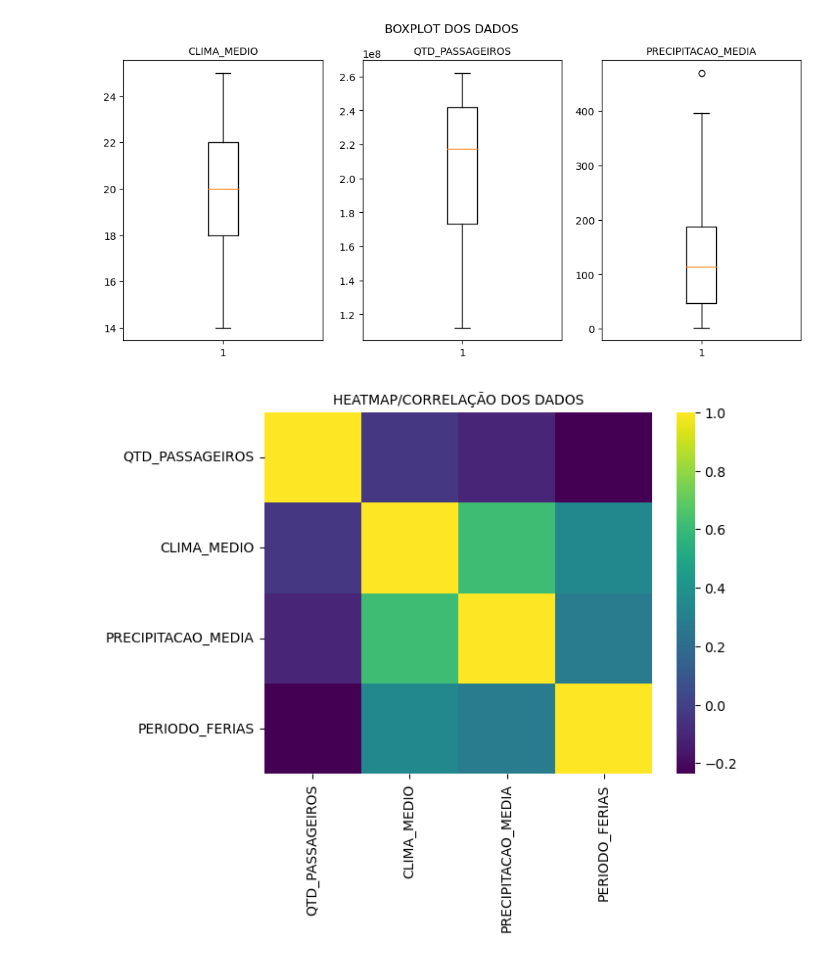
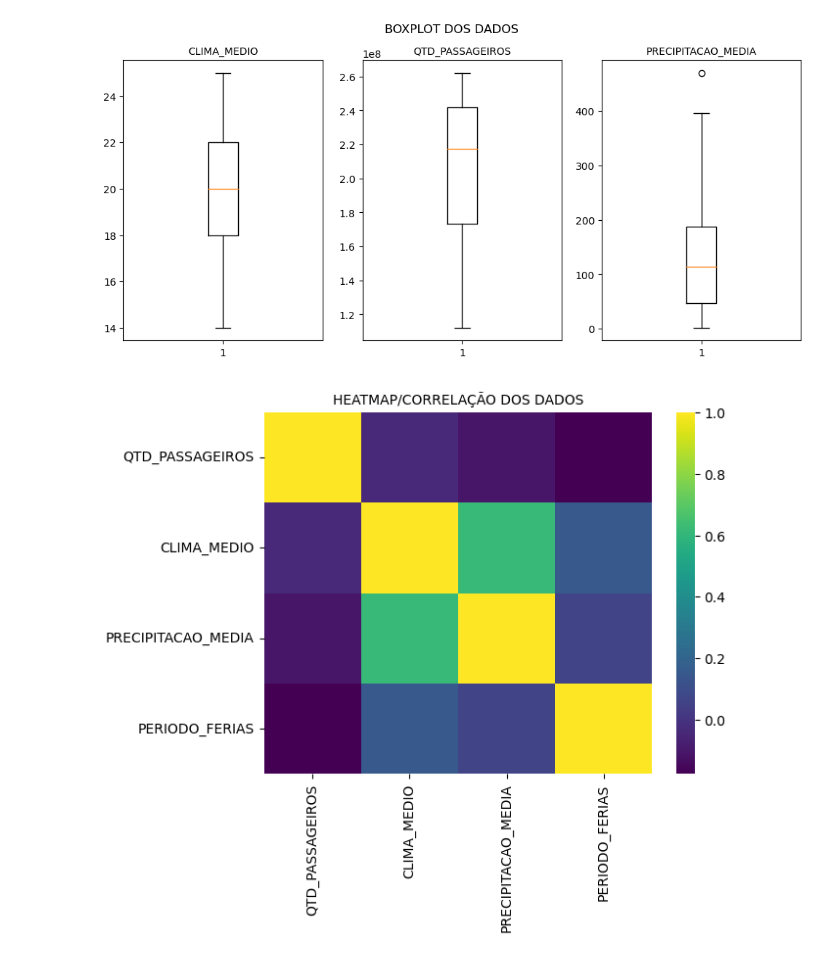
Before and after one commit to iugamil/TRANSPORTE_PUBLICO_E_CLIMA, a Jupyter notebook: MODELO_REGLINEAR.ipynb, the cells around one changed output. Saved outputs shown, nothing was run; the diff lists cells and outputs as text; code cells hidden in the pictures.

```diff
--- a/MODELO_REGLINEAR.ipynb
+++ b/MODELO_REGLINEAR.ipynb
@@ -183,7 +183,6 @@ df_objetivo =  pd.merge(df_transporte,df_clima, left_on = 'MÊS', right_on = 'M
 df_objetivo =  pd.merge(df_objetivo,df_chuva, left_on = 'MÊS', right_on = 'MÊS', how = 'inner')
 df_objetivo.loc[df_objetivo['MÊS'].isin(['dez/15','dez/16','dez/17','dez/18','dez/19','dez/21','dez/22','dez/23']),'PERIODO_FERIAS'] = 1
 df_objetivo.loc[df_objetivo['MÊS'].isin(['jan/15','jan/16','jan/17','jan/18','jan/19','jan/21','jan/22','jan/23']),'PERIODO_FERIAS'] = 1
-df_objetivo.loc[df_objetivo['MÊS'].isin(['fev/15','fev/16','fev/17','fev/18','fev/19','fev/21','fev/22','fev/23']),'PERIODO_FERIAS'] = 1
 df_objetivo.loc[df_objetivo['MÊS'].isin(['jul/15','jul/16','jul/17','jul/18','jul/19','jul/21','jul/22','jul/23']),'PERIODO_FERIAS'] = 1
 df_objetivo['PERIODO_FERIAS'].fillna(0,inplace=True)
 
@@ -247,17 +246,18 @@ Text(0.5, 1.0, 'PRECIPITACAO_MEDIA')
 # %%
 ## HEATMAP
 
 '''
-Aqui estamos verificando a correalção entre as variáveis
+Aqui estamos verificando a correalção entre as variáveis, percebe-se que Período de Férias tem uma
+boa correlação com Clima médio e Precipitação Média. Porém nenhuma delas tem correlação com a quantidade de passageiros.
 '''
 
 
 sns.heatmap(df_objetivo.corr(), cmap='viridis')
 plt.title('HEATMAP/CORRELAÇÃO DOS DADOS', fontsize=(10))
 plt.show()
 #Paleta viridis é amigável para daltônicos
 # %% [output]
-[figure, old version]
+[figure, new version]
 # %%
 ########### INICIO DO PROCESSO DE CRIAÇÃO DO MODELO
 '''
```
Also changed, not shown: parts of 6 cells of this notebook.
